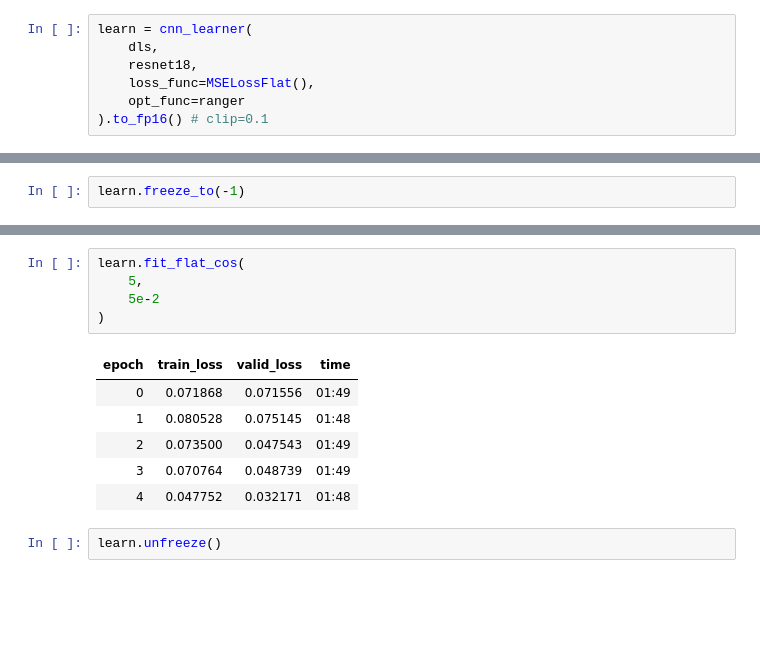
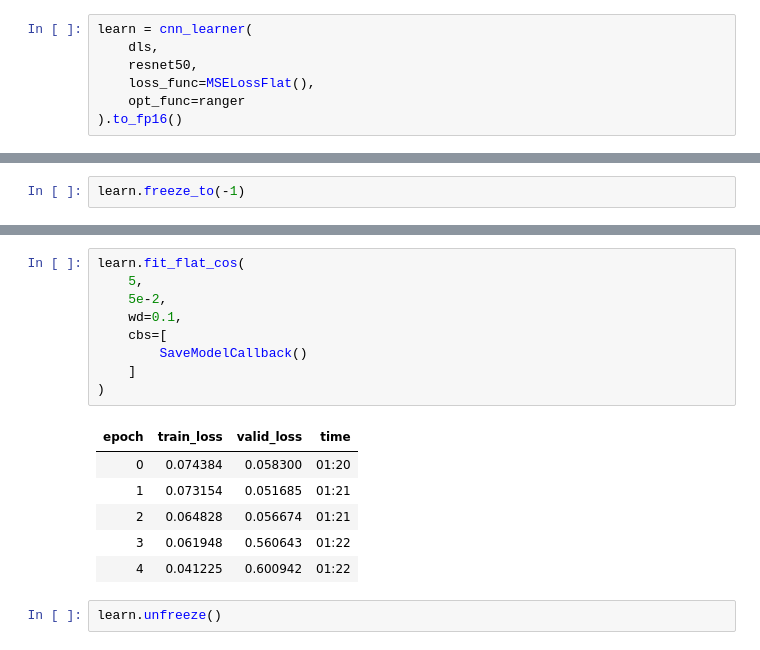
Before and after one commit to HenryDashwood/facial-features-detector, a Jupyter notebook: code/fastai_v2.ipynb, the cells around one changed output, grey strips where cells are left out. Cells and saved outputs as stored; diff of their text form; blank space fills up the shorter version.

```diff
--- a/code/fastai_v2.ipynb
+++ b/code/fastai_v2.ipynb
@@ -42,7 +42,7 @@ dls.show_batch()
 # %%
 learn = cnn_learner(
     dls,
-    resnet18,
+    resnet50,
     loss_func=MSELossFlat(),
     opt_func=ranger
-).to_fp16() # clip=0.1
+).to_fp16()
@@ -59,15 +57,19 @@ SuggestedLRs(lr_min=0.03019951581954956, lr_steep=0.17378008365631104)
 # %%
 learn.fit_flat_cos(
     5,
-    5e-2
+    5e-2,
+    wd=0.1,
+    cbs=[
+        SaveModelCallback()
+    ]
 )
 # %% [output]
 | epoch | train_loss | valid_loss | time |
-| 0 | 0.071868 | 0.071556 | 01:49 |
-| 1 | 0.080528 | 0.075145 | 01:48 |
-| 2 | 0.073500 | 0.047543 | 01:49 |
-| 3 | 0.070764 | 0.048739 | 01:49 |
-| 4 | 0.047752 | 0.032171 | 01:48 |
+| 0 | 0.074384 | 0.058300 | 01:20 |
+| 1 | 0.073154 | 0.051685 | 01:21 |
+| 2 | 0.064828 | 0.056674 | 01:21 |
+| 3 | 0.061948 | 0.560643 | 01:22 |
+| 4 | 0.041225 | 0.600942 | 01:22 |
 # %%
 learn.unfreeze()
 # %%
```
Also changed, not shown: parts of 6 cells of this notebook.
